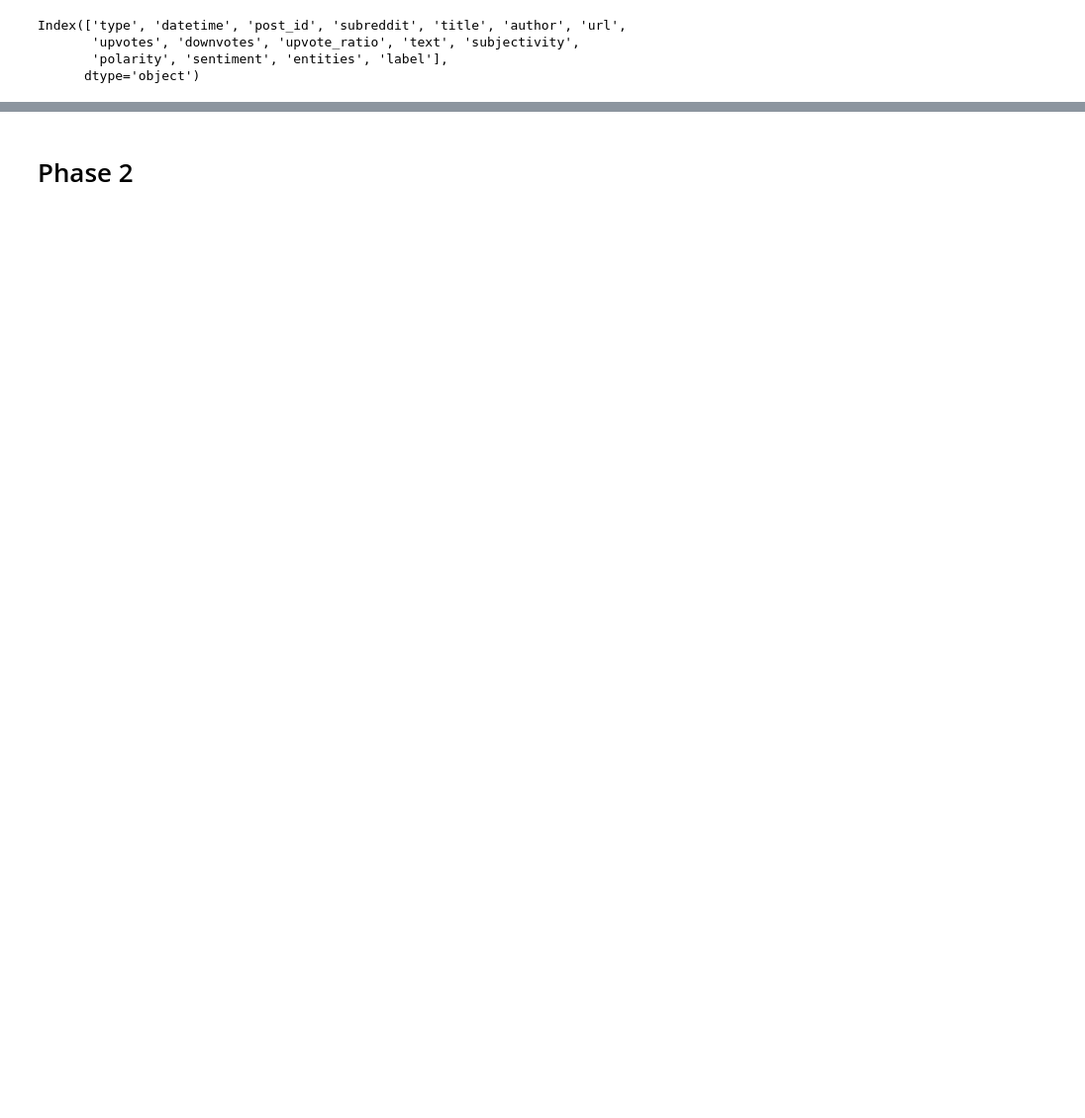
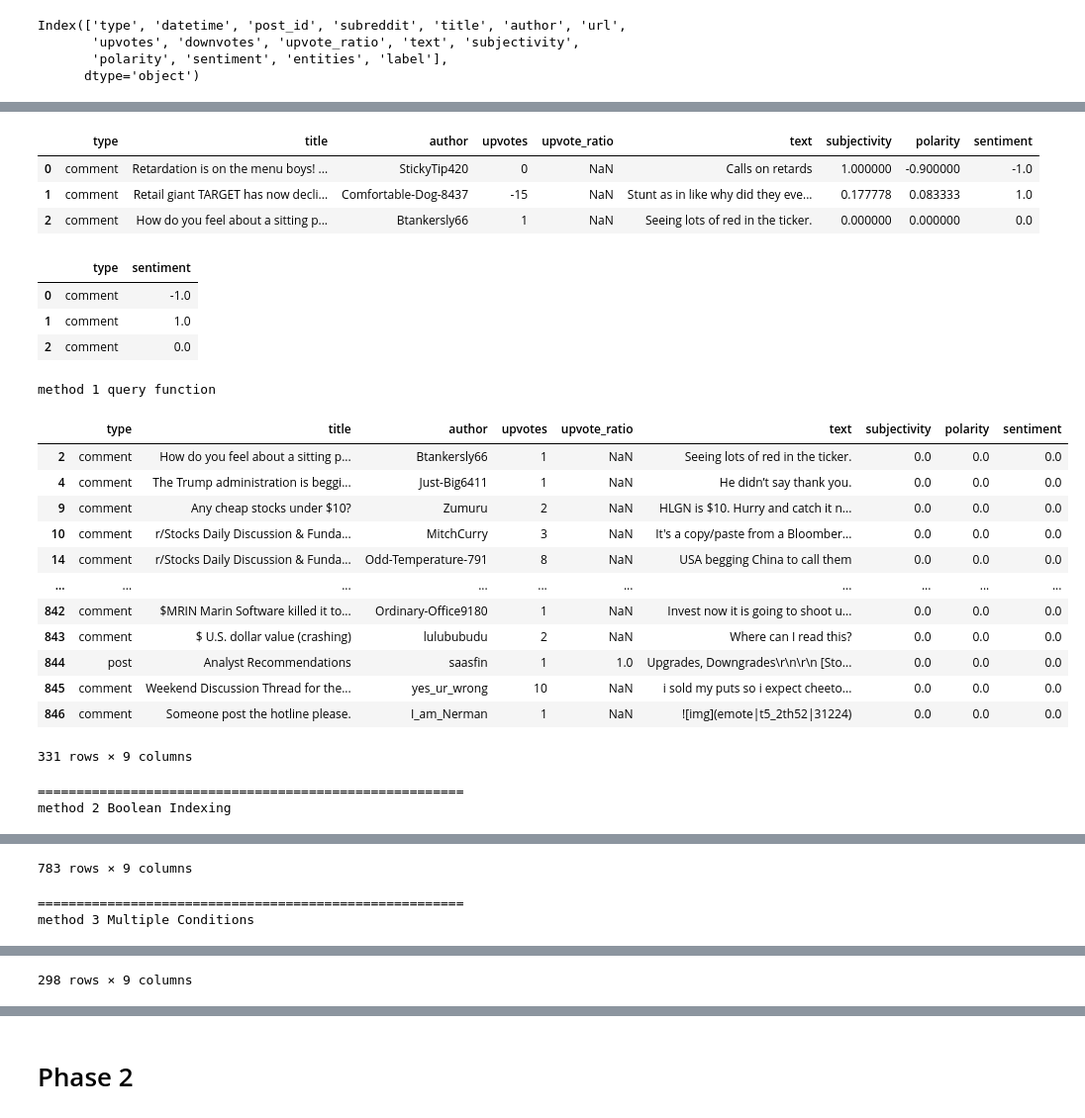
Before and after one commit to jungswork/DM2025-Lab1-Exercise, a Jupyter notebook: DM2025-Lab1-Homework.ipynb, the cells around one changed output, grey strips where cells are left out. Shown at 99% size. Drawn from its saved outputs; the diff is of its cells as text; code cells hidden in the pictures; blank space fills up the shorter version.

Commit message:
do a lot of work in homework to exercise 5

```diff
--- a/DM2025-Lab1-Homework.ipynb
+++ b/DM2025-Lab1-Homework.ipynb
@@ -116,0 +230,54 @@ Index(['type', 'datetime', 'post_id', 'subreddit', 'title', 'author', 'url',
+# %%
+#建立表格
+stock_df = pd.DataFrame(stock_sentiment_data, columns= ['type', 'title', 'author', 'upvotes', 'upvote_ratio', 'text', 'subjectivity',
+       'polarity', 'sentiment'])
+
+display(stock_df[0:3])
+# %% [output]
+|  | type | title | author | upvotes | upvote_ratio | text | subjectivity | polarity | sentiment |
+| 0 | comment | Retardation is on the menu boys! ... | StickyTip420 | 0 | NaN | Calls on retards | 1.000000 | -0.900000 | -1.0 |
+| 1 | comment | Retail giant TARGET has now decli... | Comfortable-Dog-8437 | -15 | NaN | Stunt as in like why did they eve... | 0.177778 | 0.083333 | 1.0 |
+| 2 | comment | How do you feel about a sitting p... | Btankersly66 | 1 | NaN | Seeing lots of red in the ticker. | 0.000000 | 0.000000 | 0.0 |
+# %%
+#取出部分表格 "type", "sentiment"
+stock_df[0:3][["type", "sentiment"]]
+# %% [output]
+|  | type | sentiment |
+| 0 | comment | -1.0 |
+| 1 | comment | 1.0 |
+| 2 | comment | 0.0 |
+# %%
+# practice exercise 2
+#1 Use query function
+print("method 1 query function")
+df1 = stock_df.query("sentiment == 0")
+display(df1)
+print("=======================================================")
+
+#2 Use Boolean Indexing
+print("method 2 Boolean Indexing")
+df2 = stock_df[stock_df["type"] == "comment"]
+display(df2)
+print("=======================================================")
+
+# Use Multiple Conditions
+print("method 3 Multiple Conditions")
+df3 = stock_df[(stock_df["sentiment"] == 1) & (stock_df["type"] == "comment")]
+display(df3)
+# %% [output]
+method 1 query function
+|  | type | title | author | upvotes | upvote_ratio | text | subjectivity | polarity | sentiment |
+| 2 | comment | How do you feel about a sitting p... | Btankersly66 | 1 | NaN | Seeing lots of red in the ticker. | 0.0 | 0.0 | 0.0 |
+| 4 | comment | The Trump administration is beggi... | Just-Big6411 | 1 | NaN | He didn’t say thank you. | 0.0 | 0.0 | 0.0 |
+| 9 | comment | Any cheap stocks under $10? | Zumuru | 2 | NaN | HLGN is $10. Hurry and catch it n... | 0.0 | 0.0 | 0.0 |
+| 10 | comment | r/Stocks Daily Discussion & Funda... | MitchCurry | 3 | NaN | It's a copy/paste from a Bloomber... | 0.0 | 0.0 | 0.0 |
+| 14 | comment | r/Stocks Daily Discussion & Funda... | Odd-Temperature-791 | 8 | NaN | USA begging China to call them | 0.0 | 0.0 | 0.0 |
+| ... | ... | ... | ... | ... | ... | ... | ... | ... | ... |
+| 842 | comment | $MRIN Marin Software killed it to... | Ordinary-Office9180 | 1 | NaN | Invest now it is going to shoot u... | 0.0 | 0.0 | 0.0 |
+| 843 | comment | $ U.S. dollar value (crashing) | lulububudu | 2 | NaN | Where can I read this? | 0.0 | 0.0 | 0.0 |
+| 844 | post | Analyst Recommendations | saasfin | 1 | 1.0 | Upgrades, Downgrades\r\n\r\n [Sto... | 0.0 | 0.0 | 0.0 |
+| 845 | comment | Weekend Discussion Thread for the... | yes_ur_wrong | 10 | NaN | i sold my puts so i expect cheeto... | 0.0 | 0.0 | 0.0 |
+| 846 | comment | Someone post the hotline please. | I_am_Nerman | 1 | NaN | ![img](emote|t5_2th52|31224) | 0.0 | 0.0 | 0.0 |
+331 rows × 9 columns
+=======================================================
+method 2 Boolean Indexing
@@ -116,0 +296,3 @@ Index(['type', 'datetime', 'post_id', 'subreddit', 'title', 'author', 'url',
+783 rows × 9 columns
+=======================================================
+method 3 Multiple Conditions
@@ -116,0 +311 @@ Index(['type', 'datetime', 'post_id', 'subreddit', 'title', 'author', 'url',
+298 rows × 9 columns
```
Also changed, not shown: parts of 13 cells of this notebook.
